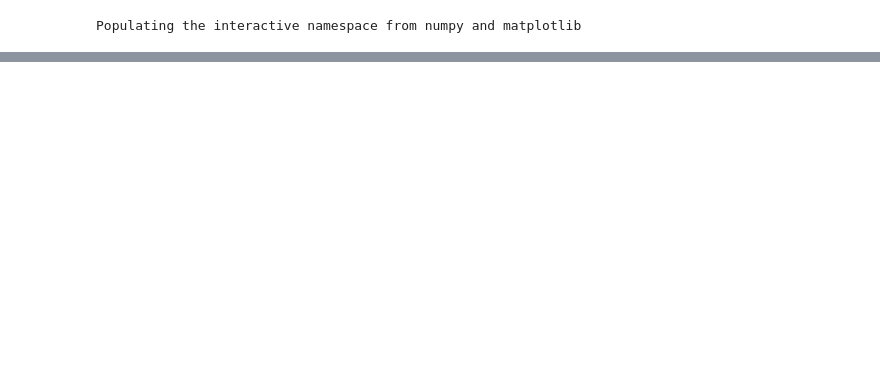
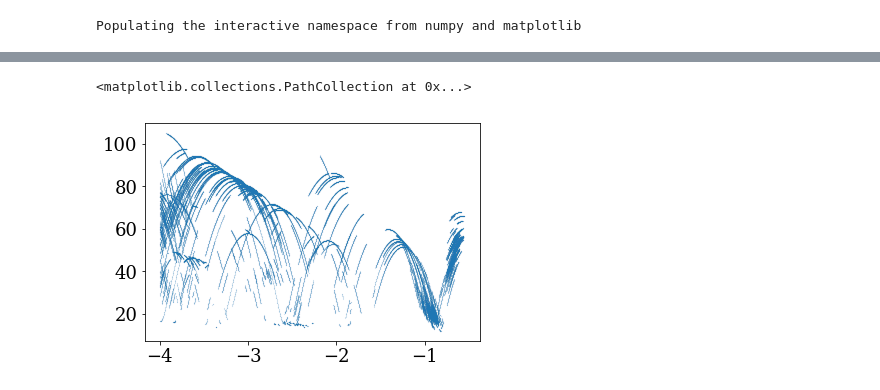
Before and after one commit to jngaravitoc/test_orbits, a Jupyter notebook: exploratory_code/test_analysis_code.ipynb, the cells around one changed output, grey strips where cells are left out. Cells and saved outputs as stored; diff of their text form; code cells hidden in the pictures; blank space fills up the shorter version.

Commit message:
encounters, corssing time, analysis code

```diff
--- a/exploratory_code/test_analysis_code.ipynb
+++ b/exploratory_code/test_analysis_code.ipynb
@@ -70,0 +65,13 @@ plt.hist?
+# %%
+enctrs = np.loadtxt('encounters_saglmc.txt')
+t = enctrs[:,0]
+x_sag_enc = enctrs[:,1]
+y_sag_enc = enctrs[:,2]
+z_sag_enc = enctrs[:,3]
+
+r_sag_enc = (x_sag_enc**2 + y_sag_enc**2 + z_sag_enc**2)**0.5
+# %%
+scatter(t, r_sag_enc, s=0.005)
+# %% [output]
+<matplotlib.collections.PathCollection at 0x...>
+[figure, added]
```
Also changed, not shown: parts of 8 cells of this notebook, 9 other files.
